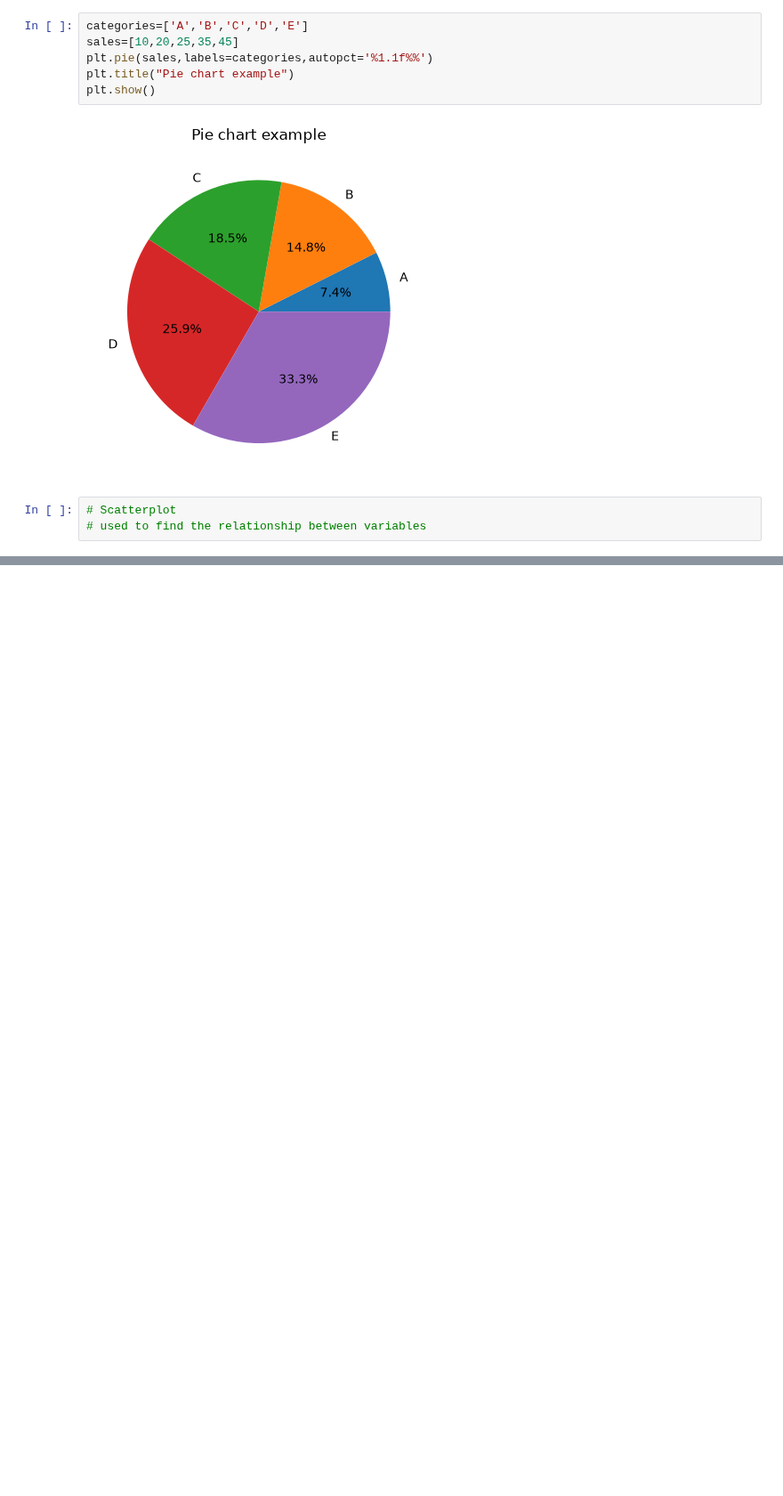
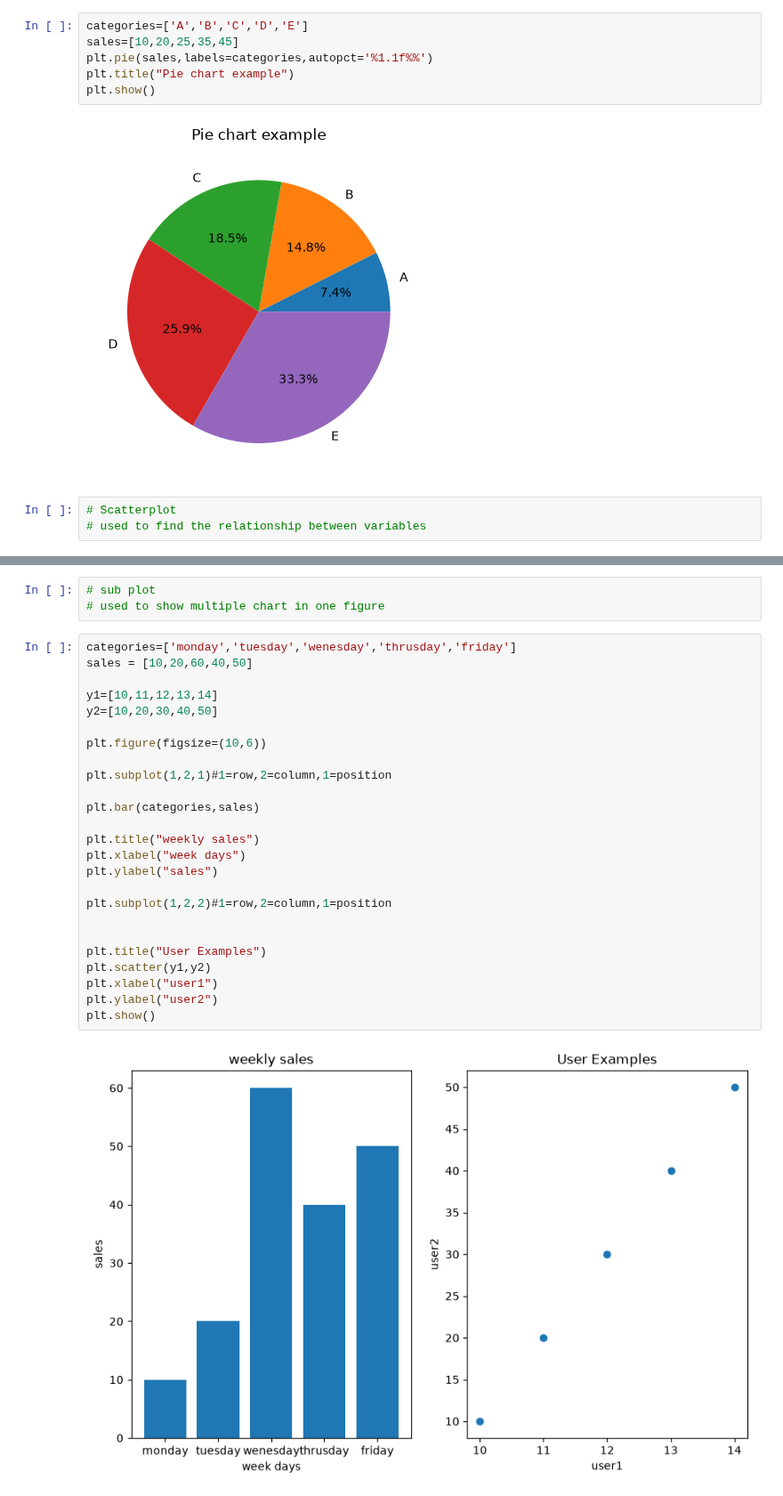
Before and after one commit to kaflebiplob/ML_BASICS, a Jupyter notebook: matplotlib_basics/matplotlib_basics.ipynb, the cells around one changed output, grey strips where cells are left out. Shown at 89% size. Saved outputs shown, nothing was run; the diff lists cells and outputs as text; blank space fills up the shorter version.

Commit message:
feat: (matplotlib) basic subplot  function example

```diff
--- a/matplotlib_basics/matplotlib_basics.ipynb
+++ b/matplotlib_basics/matplotlib_basics.ipynb
@@ -76 +75,31 @@ AttributeError: module 'matplotlib.pyplot' has no attribute 'sohw'
 [figure]
+# %%
+# sub plot
+# used to show multiple chart in one figure
+# %%
+categories=['monday','tuesday','wenesday','thrusday','friday']
+sales = [10,20,60,40,50]
+
+y1=[10,11,12,13,14]
+y2=[10,20,30,40,50]
+
+plt.figure(figsize=(10,6))
+
+plt.subplot(1,2,1)#1=row,2=column,1=position
+
+plt.bar(categories,sales)
+
+plt.title("weekly sales")
+plt.xlabel("week days")
+plt.ylabel("sales")
+
+plt.subplot(1,2,2)#1=row,2=column,1=position
+
+
+plt.title("User Examples")
+plt.scatter(y1,y2)
+plt.xlabel("user1")
+plt.ylabel("user2")
+plt.show()
+# %% [output]
+[figure, added]
```
Also changed, not shown: parts of 1 cell of this notebook.
